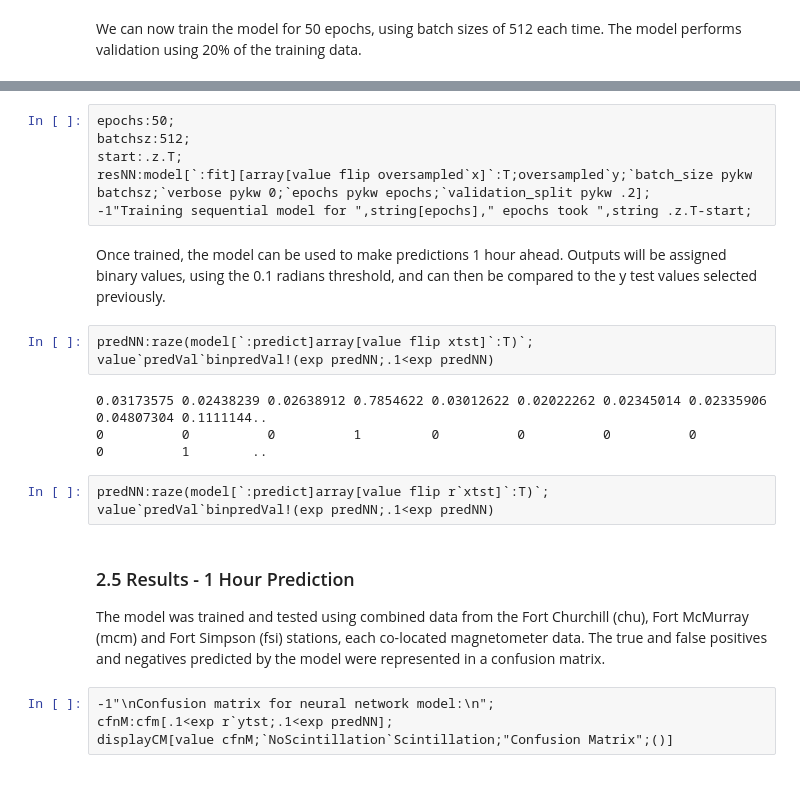
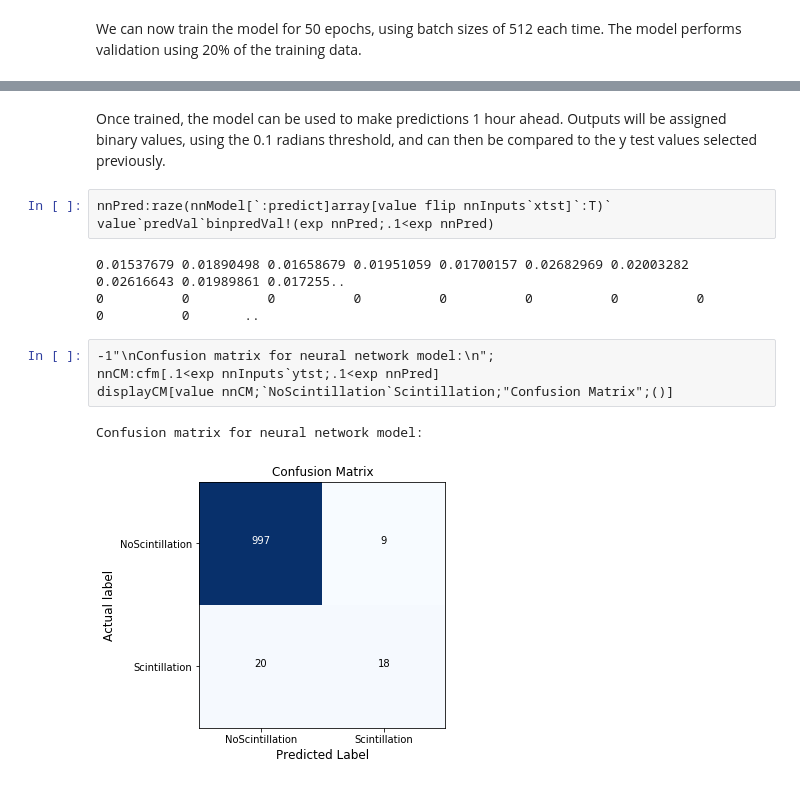
Before and after one commit to kxcontrib/space-weather, a Jupyter notebook: spaceweather.ipynb, the cells around one changed output, grey strips where cells are left out. Drawn from its saved outputs; the diff is of its cells as text.

```diff
--- a/spaceweather.ipynb
+++ b/spaceweather.ipynb
@@ -519,24 +574,15 @@ Training sequential model for 50 epochs took 03:23:56.488
-# %%
-epochs:50;
-batchsz:512;
-start:.z.T;
-resNN:model[`:fit][array[value flip oversampled`x]`:T;oversampled`y;`batch_size pykw batchsz;`verbose pykw 0;`epochs pykw epochs;`validation_split pykw .2];
--1"Training sequential model for ",string[epochs]," epochs took ",string .z.T-start;
 # %% [markdown]
 Once trained, the model can be used to make predictions 1 hour ahead. Outputs will be assigned binary values, using the 0.1 radians threshold, and can then be compared to the y test values selected previously.
 # %%
-predNN:raze(model[`:predict]array[value flip xtst]`:T)`;
-value`predVal`binpredVal!(exp predNN;.1<exp predNN)
+nnPred:raze(nnModel[`:predict]array[value flip nnInputs`xtst]`:T)`
+value`predVal`binpredVal!(exp nnPred;.1<exp nnPred)
 # %% [output]
-0.03173575 0.02438239 0.02638912 0.7854622 0.03012622 0.02022262 0.02345014 0.02335906 0.04807304 0.1111144..
-0          0          0          1         0          0          0          0          0          1        ..
+0.01537679 0.01890498 0.01658679 0.01951059 0.01700157 0.02682969 0.02003282 0.02616643 0.01989861 0.017255..
+0          0          0          0          0          0          0          0          0          0       ..
-# %%
-predNN:raze(model[`:predict]array[value flip r`xtst]`:T)`;
-value`predVal`binpredVal!(exp predNN;.1<exp predNN)
-# %% [markdown]
-### 2.5 Results - 1 Hour Prediction
-The model was trained and tested using combined data from the Fort Churchill (chu), Fort McMurray (mcm) and Fort Simpson (fsi) stations, each co-located magnetometer data. The true and false positives and negatives predicted by the model were represented in a confusion matrix.
 # %%
 -1"\nConfusion matrix for neural network model:\n";
-cfnM:cfm[.1<exp r`ytst;.1<exp predNN];
-displayCM[value cfnM;`NoScintillation`Scintillation;"Confusion Matrix";()]
+nnCM:cfm[.1<exp nnInputs`ytst;.1<exp nnPred]
+displayCM[value nnCM;`NoScintillation`Scintillation;"Confusion Matrix";()]
+# %% [output]
+Confusion matrix for neural network model:
+[figure, added]
```
Also changed, not shown: parts of 83 cells of this notebook.
